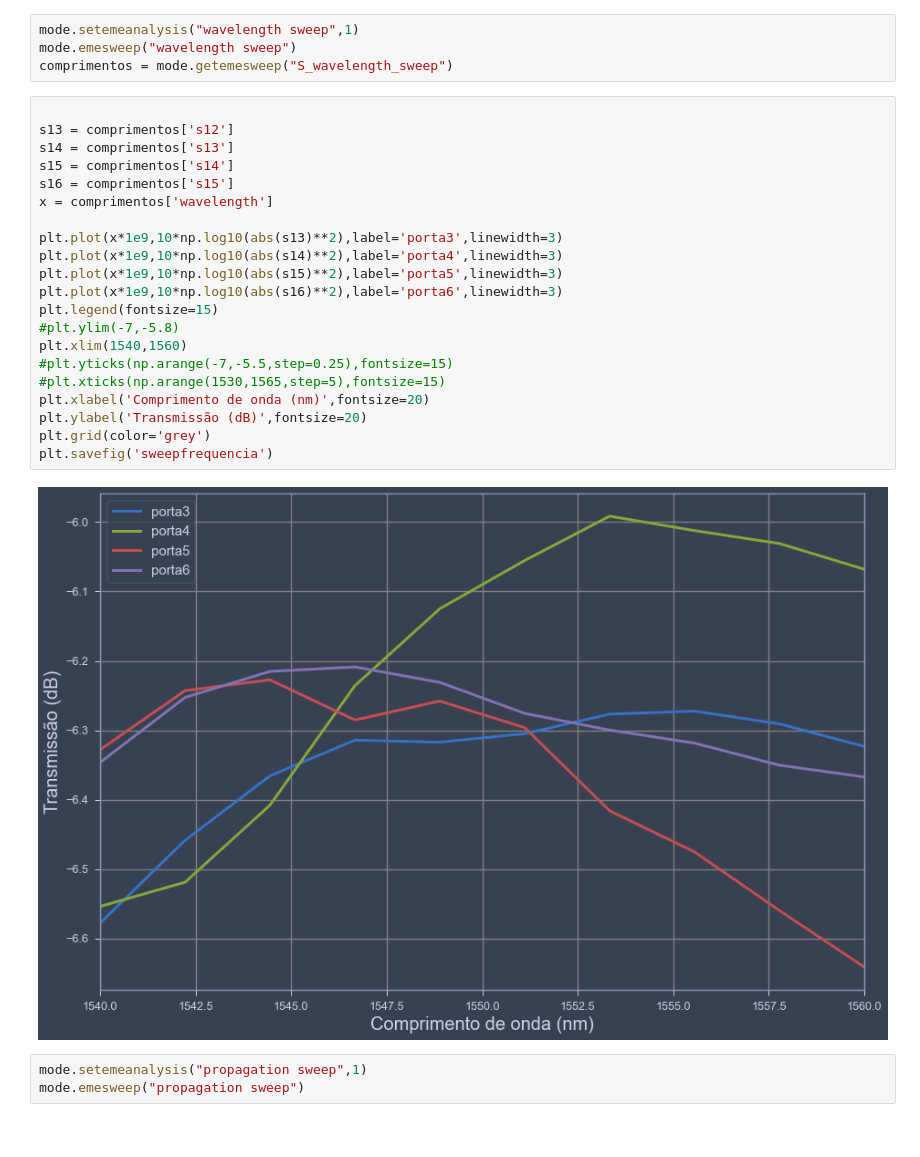
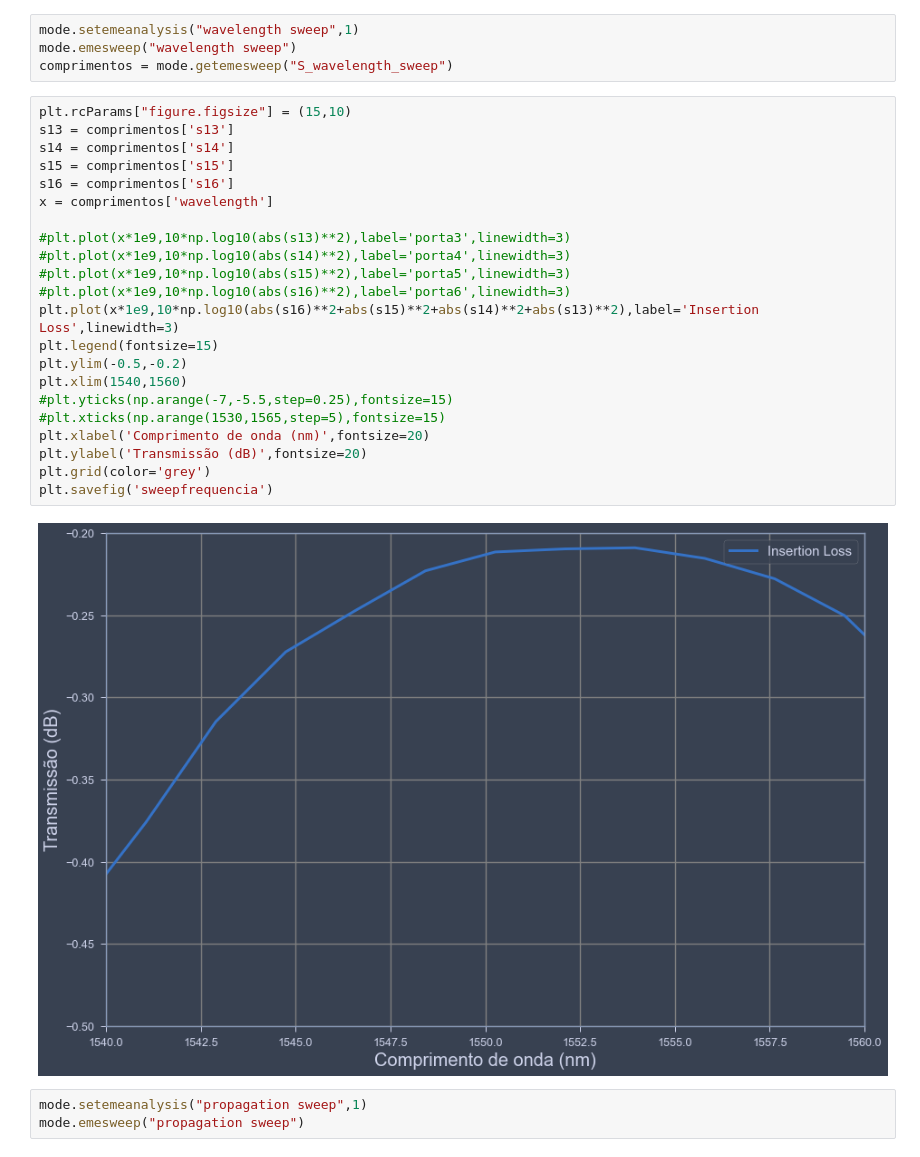
Before and after one commit to LucasLobo7/Design_MMI_LucasLobo, a Jupyter notebook: Lumerical/Plots.ipynb, the cells around one changed output. Drawn from its saved outputs; the diff is of its cells as text.

```diff
--- a/Lumerical/Plots.ipynb
+++ b/Lumerical/Plots.ipynb
@@ -598,28 +598,29 @@ mode.setemeanalysis("wavelength sweep",1)
 mode.emesweep("wavelength sweep")
 comprimentos = mode.getemesweep("S_wavelength_sweep")
 # %%
-
-s13 = comprimentos['s12']
-s14 = comprimentos['s13']
-s15 = comprimentos['s14']
-s16 = comprimentos['s15']
+plt.rcParams["figure.figsize"] = (15,10)
+s13 = comprimentos['s13']
+s14 = comprimentos['s14']
+s15 = comprimentos['s15']
+s16 = comprimentos['s16']
 x = comprimentos['wavelength']
 
-plt.plot(x*1e9,10*np.log10(abs(s13)**2),label='porta3',linewidth=3)
-plt.plot(x*1e9,10*np.log10(abs(s14)**2),label='porta4',linewidth=3)
-plt.plot(x*1e9,10*np.log10(abs(s15)**2),label='porta5',linewidth=3)
-plt.plot(x*1e9,10*np.log10(abs(s16)**2),label='porta6',linewidth=3)
+#plt.plot(x*1e9,10*np.log10(abs(s13)**2),label='porta3',linewidth=3)
+#plt.plot(x*1e9,10*np.log10(abs(s14)**2),label='porta4',linewidth=3)
+#plt.plot(x*1e9,10*np.log10(abs(s15)**2),label='porta5',linewidth=3)
+#plt.plot(x*1e9,10*np.log10(abs(s16)**2),label='porta6',linewidth=3)
+plt.plot(x*1e9,10*np.log10(abs(s16)**2+abs(s15)**2+abs(s14)**2+abs(s13)**2),label='Insertion Loss',linewidth=3)
 plt.legend(fontsize=15)
-#plt.ylim(-7,-5.8)
+plt.ylim(-0.5,-0.2)
 plt.xlim(1540,1560)
 #plt.yticks(np.arange(-7,-5.5,step=0.25),fontsize=15)
 #plt.xticks(np.arange(1530,1565,step=5),fontsize=15)
 plt.xlabel('Comprimento de onda (nm)',fontsize=20)
 plt.ylabel('Transmissão (dB)',fontsize=20)
 plt.grid(color='grey')
 plt.savefig('sweepfrequencia')
 # %% [output]
-[figure, old version]
+[figure, new version]
 # %%
 mode.setemeanalysis("propagation sweep",1)
 mode.emesweep("propagation sweep")
```
Also changed, not shown: 7 other files.
